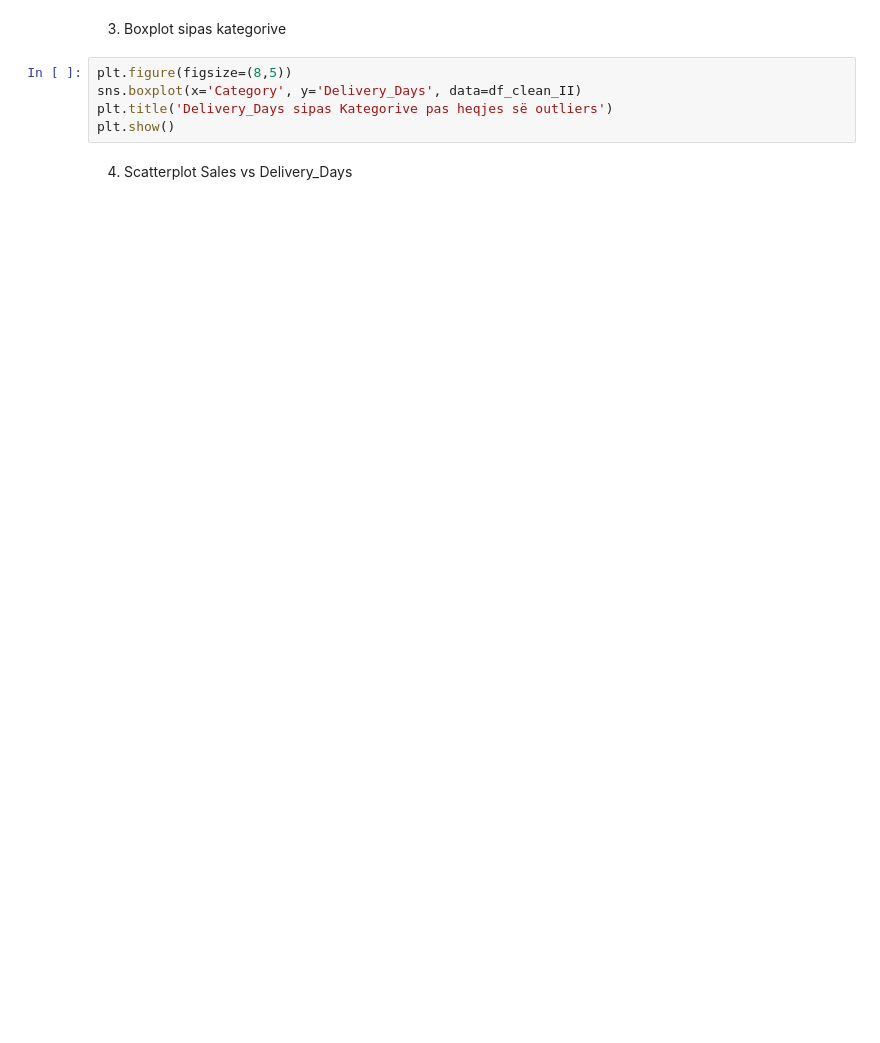
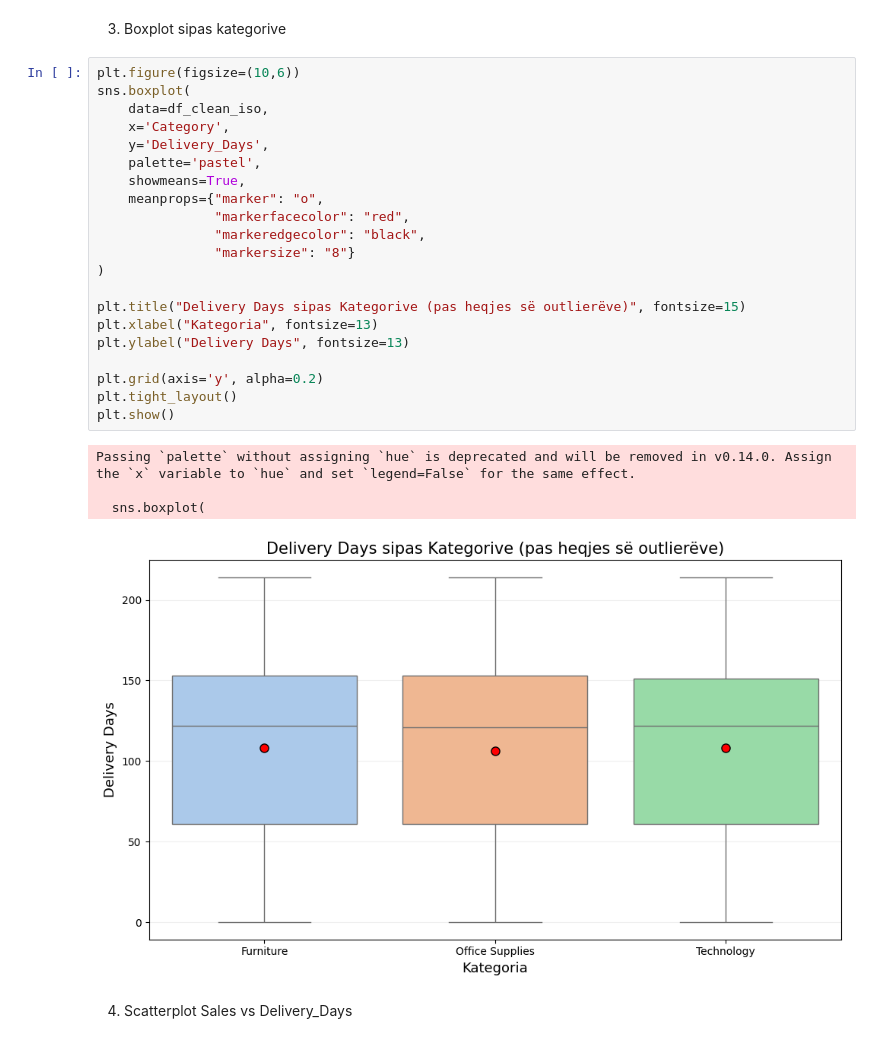
Before and after one commit to AnjezaSfishta/data-processing-visualization-superstore, a Jupyter notebook: para_procesimi_i_te_dhenave.ipynb, the cells around one changed output. Saved outputs shown, nothing was run; the diff lists cells and outputs as text; blank space fills up the shorter version.

```diff
--- a/para_procesimi_i_te_dhenave.ipynb
+++ b/para_procesimi_i_te_dhenave.ipynb
@@ -314,10 +559,31 @@ plt.show()
 # %% [markdown]
 3) Boxplot sipas kategorive
 # %%
-plt.figure(figsize=(8,5))
-sns.boxplot(x='Category', y='Delivery_Days', data=df_clean_II)
-plt.title('Delivery_Days sipas Kategorive pas heqjes së outliers')
+plt.figure(figsize=(10,6))
+sns.boxplot(
+    data=df_clean_iso,
+    x='Category',
+    y='Delivery_Days',
+    palette='pastel',
+    showmeans=True,
+    meanprops={"marker": "o",
+               "markerfacecolor": "red",
+               "markeredgecolor": "black",
+               "markersize": "8"}
+)
+
+plt.title("Delivery Days sipas Kategorive (pas heqjes së outlierëve)", fontsize=15)
+plt.xlabel("Kategoria", fontsize=13)
+plt.ylabel("Delivery Days", fontsize=13)
+
+plt.grid(axis='y', alpha=0.2)
+plt.tight_layout()
 plt.show()
+# %% [output]
+Passing `palette` without assigning `hue` is deprecated and will be removed in v0.14.0. Assign the `x` variable to `hue` and set `legend=False` for the same effect.
+
+  sns.boxplot(
+[figure, added]
 # %% [markdown]
 4) Scatterplot Sales vs Delivery_Days
 # %%
```
Also changed, not shown: parts of 30 cells of this notebook, 1 other file.
